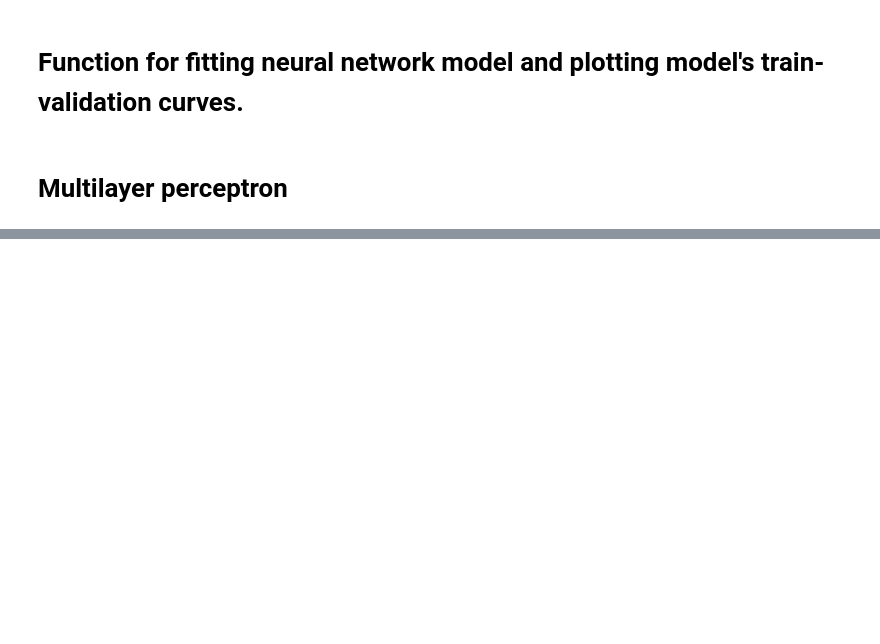
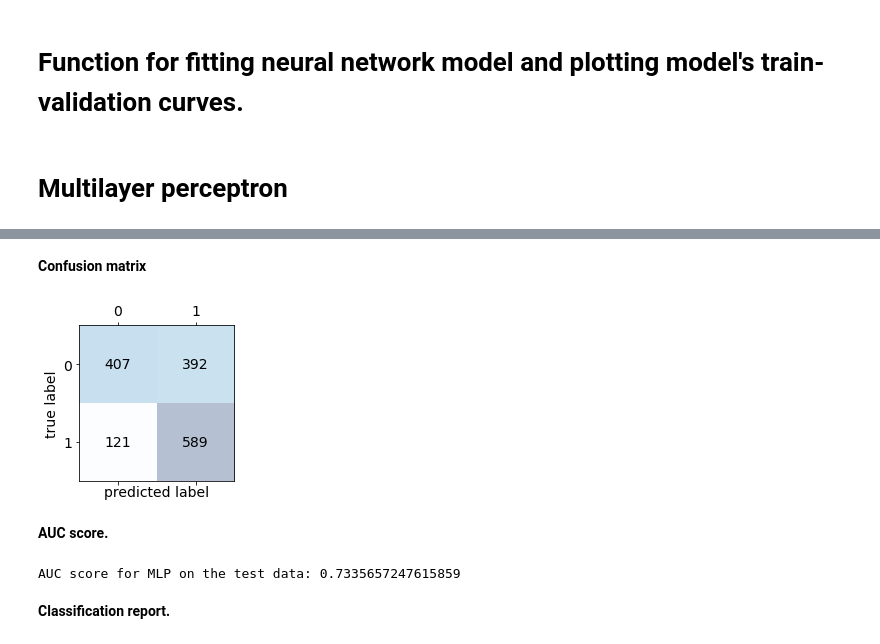
Before and after one commit to klekomtsev/text_classification_and_similarity, a Jupyter notebook: gender_classification/gender_classification.ipynb, the cells around one changed output, grey strips where cells are left out. Drawn from its saved outputs; the diff is of its cells as text; code cells hidden in the pictures; blank space fills up the shorter version.

```diff
--- a/gender_classification/gender_classification.ipynb
+++ b/gender_classification/gender_classification.ipynb
@@ -472,0 +534,42 @@ Test loss: 0.5899   Test Acc.: 0.6912
+# %% [markdown]
+**Confusion matrix**
+# %%
+def conf_matrix_plot(confmat):
+    fig, ax = plt.subplots(figsize=(3, 3))
+    ax.matshow(confmat, cmap=plt.cm.Blues, alpha=0.3)
+    for i in range(confmat.shape[0]):
+        for j in range(confmat.shape[1]):
+            ax.text(x=j,
+                    y=i,
+                    s=confmat[i, j],
+                    va='center',
+                    ha='center',
+                    size = 14)
+
+    _ = plt.xlabel('predicted label', fontsize = 14)
+    _ = plt.ylabel('true label', fontsize = 14)
+    _ = plt.xticks(fontsize = 14)
+    _ = plt.yticks(fontsize = 14)
+    _ = plt.tight_layout()
+    return plt.show()
+# %%
+# Predicted labels
+mlp_y_pred = mlp_model.predict_classes(tfidf_test.batch(test_size))
+
+# Confusion matrix
+mlp_confmat = confusion_matrix(y_true=tfidf_labels_true,
+                               y_pred=mlp_y_pred)
+
+conf_matrix_plot(mlp_confmat)
+# %% [output]
+[figure, added]
+# %% [markdown]
+**AUC score.**
+# %%
+print('AUC score for MLP on the test data:',
+      roc_auc_score(y_true = tfidf_labels_true,
+                    y_score = mlp_model.predict(tfidf_test.batch(test_size))[:,1]))
+# %% [output]
+AUC score for MLP on the test data: 0.7335657247615859
+# %% [markdown]
+**Classification report.**
```
Also changed, not shown: parts of 55 cells of this notebook.
